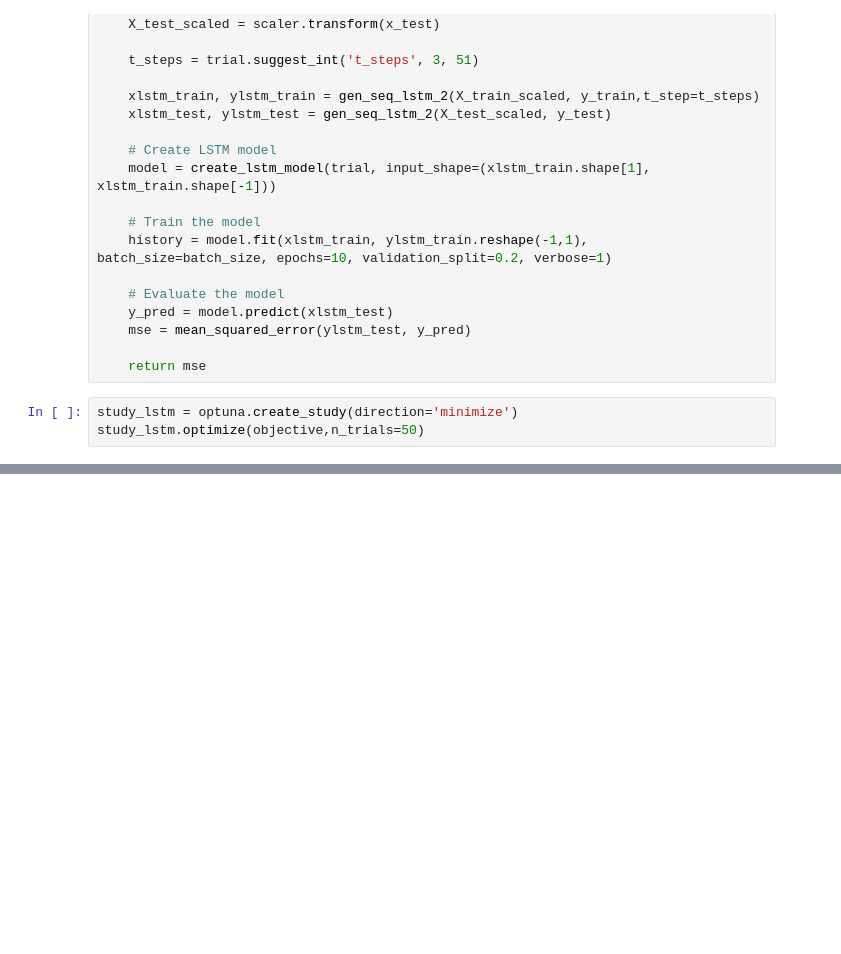
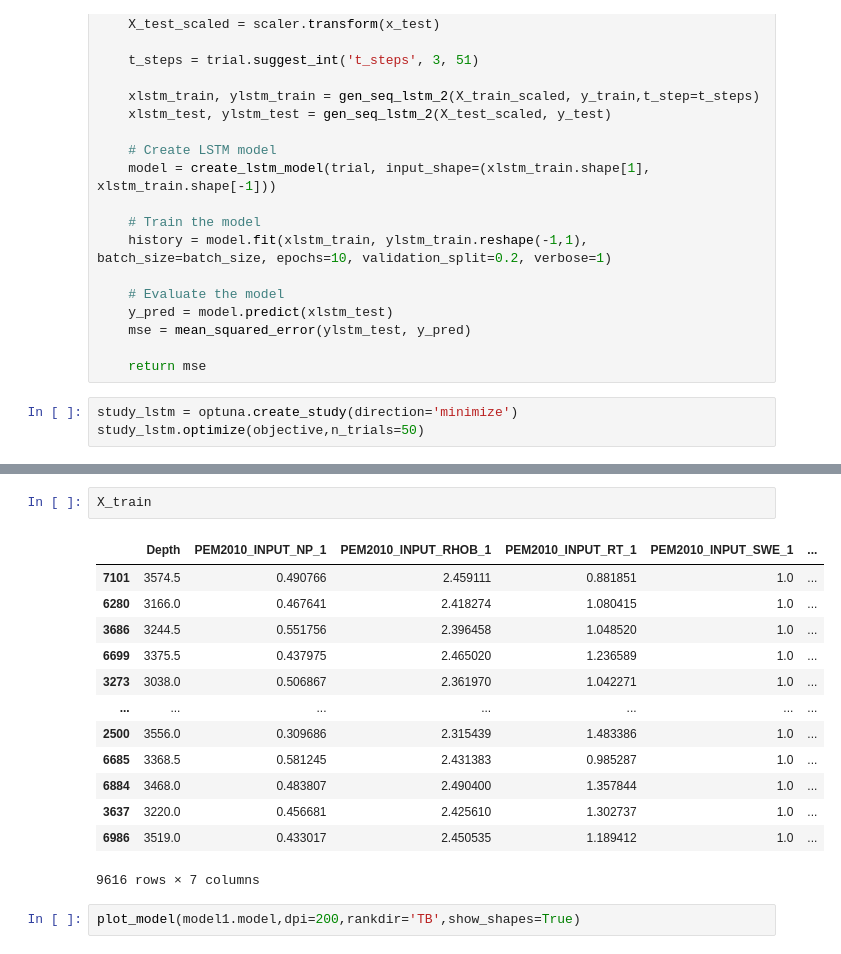
Before and after one commit to rasllimi/Undergraduate-Machine-Learning-Project, a Jupyter notebook: notebooks/ML_undergradPoj_NN.ipynb, the cells around one changed output, grey strips where cells are left out. Saved outputs shown, nothing was run; the diff lists cells and outputs as text; blank space fills up the shorter version.

```diff
--- a/notebooks/ML_undergradPoj_NN.ipynb
+++ b/notebooks/ML_undergradPoj_NN.ipynb
@@ -503,0 +424,18 @@ study_lstm.optimize(objective,n_trials=50)
+# %%
+X_train
+# %% [output]
+|  | Depth | PEM2010_INPUT_NP_1 | PEM2010_INPUT_RHOB_1 | PEM2010_INPUT_RT_1 | PEM2010_INPUT_SWE_1 | ... |
+| 7101 | 3574.5 | 0.490766 | 2.459111 | 0.881851 | 1.0 | ... |
+| 6280 | 3166.0 | 0.467641 | 2.418274 | 1.080415 | 1.0 | ... |
+| 3686 | 3244.5 | 0.551756 | 2.396458 | 1.048520 | 1.0 | ... |
+| 6699 | 3375.5 | 0.437975 | 2.465020 | 1.236589 | 1.0 | ... |
+| 3273 | 3038.0 | 0.506867 | 2.361970 | 1.042271 | 1.0 | ... |
+| ... | ... | ... | ... | ... | ... | ... |
+| 2500 | 3556.0 | 0.309686 | 2.315439 | 1.483386 | 1.0 | ... |
+| 6685 | 3368.5 | 0.581245 | 2.431383 | 0.985287 | 1.0 | ... |
+| 6884 | 3468.0 | 0.483807 | 2.490400 | 1.357844 | 1.0 | ... |
+| 3637 | 3220.0 | 0.456681 | 2.425610 | 1.302737 | 1.0 | ... |
+| 6986 | 3519.0 | 0.433017 | 2.450535 | 1.189412 | 1.0 | ... |
+9616 rows × 7 columns
+# %%
+plot_model(model1.model,dpi=200,rankdir='TB',show_shapes=True)
```
Also changed, not shown: parts of 31 cells of this notebook, 12 other files.
